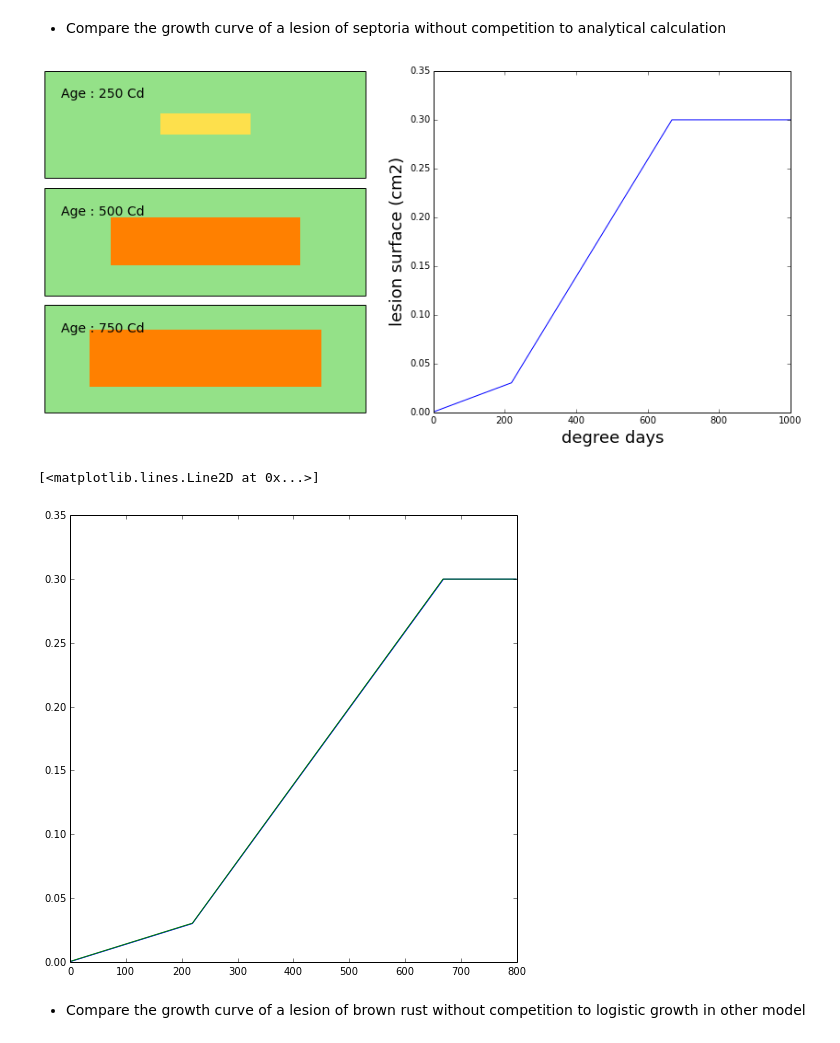
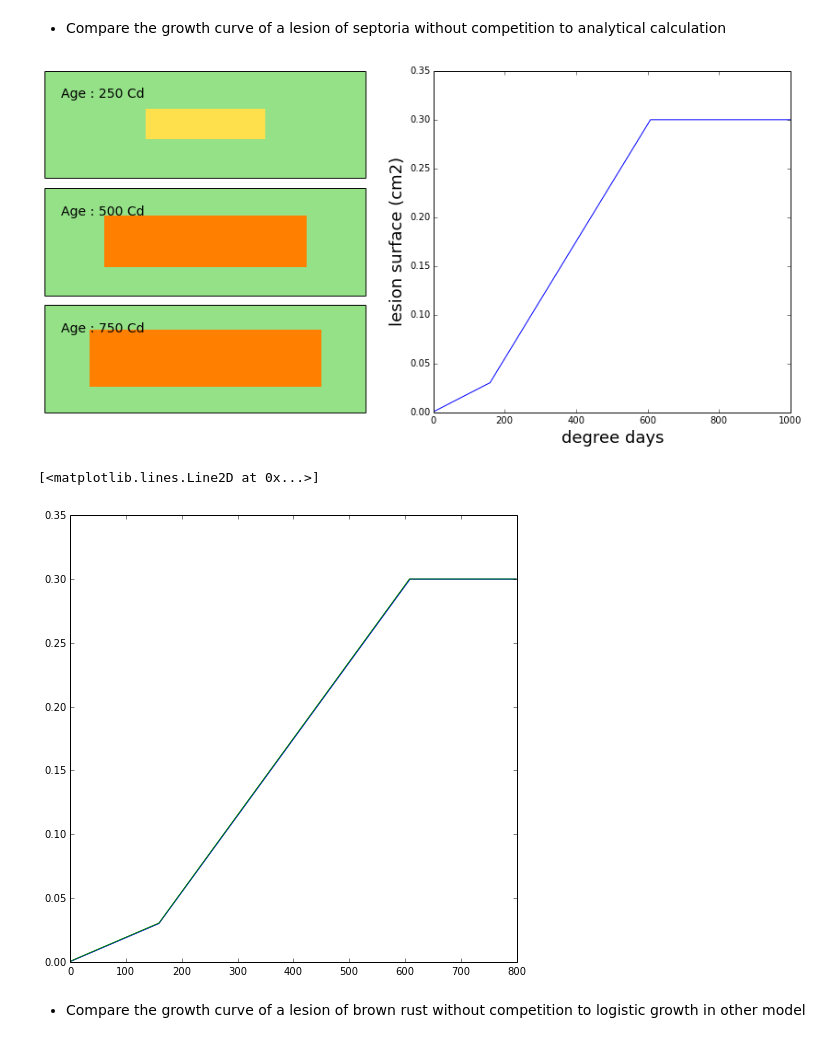
Before and after one commit to openalea-incubator/alep, a Jupyter notebook: alep/example/septo_rust_competition_leaf.ipynb, the cells around one changed output. Saved outputs shown, nothing was run; the diff lists cells and outputs as text; code cells hidden in the pictures.

```diff
--- a/alep/example/septo_rust_competition_leaf.ipynb
+++ b/alep/example/septo_rust_competition_leaf.ipynb
@@ -70,11 +70,11 @@ class SeptoLesion(object):
     lid = 0.
     ratio = 4.
     dS = 0.0006
-    dS0 = 0.03/220.
+    dS0 = 0.03/160.
     # dE = 35
     dE = 1.7
-    age_chlo = 220
-    age_spo = 350
+    age_chlo = 160
+    age_spo = 370
     def __init__(self, x, y, lid = None):
         self.age = 0
         self.x = x
@@ -393,28 +393,28 @@ ax.set_xlabel('degree days', fontsize = 18)
 plt.tight_layout()
 rcParams['figure.figsize']=(8,8)
 # %% [output]
-[figure, old version]
+[figure, new version]
 # %%
 leaf = np.zeros((int(L/dL), int(W/dW)), dtype=int)
 lesion = SeptoLesion(0.5,0.5)
 s_analytic = []
 s_lesion = []
 surf = 0
 smax = 0.3
 for i in range(800):
     if i < lesion.age_chlo:
-        surf += 0.03/220.
+        surf += 0.03/160.
     else:
         surf += 0.0006
     s_analytic.append(min(smax, surf))
 
     lesion.growth(1.)
     s_lesion.append(lesion.pot_surface)
 plot(s_analytic)
 plot(s_lesion)
 # %% [output]
 [<matplotlib.lines.Line2D at 0x...>]
-[figure, old version]
+[figure, new version]
 # %% [markdown]
 * Compare the growth curve of a lesion of brown rust without competition to logistic growth in other model
 # %%
```
Also changed, not shown: parts of 15 cells of this notebook, 8 other files.
